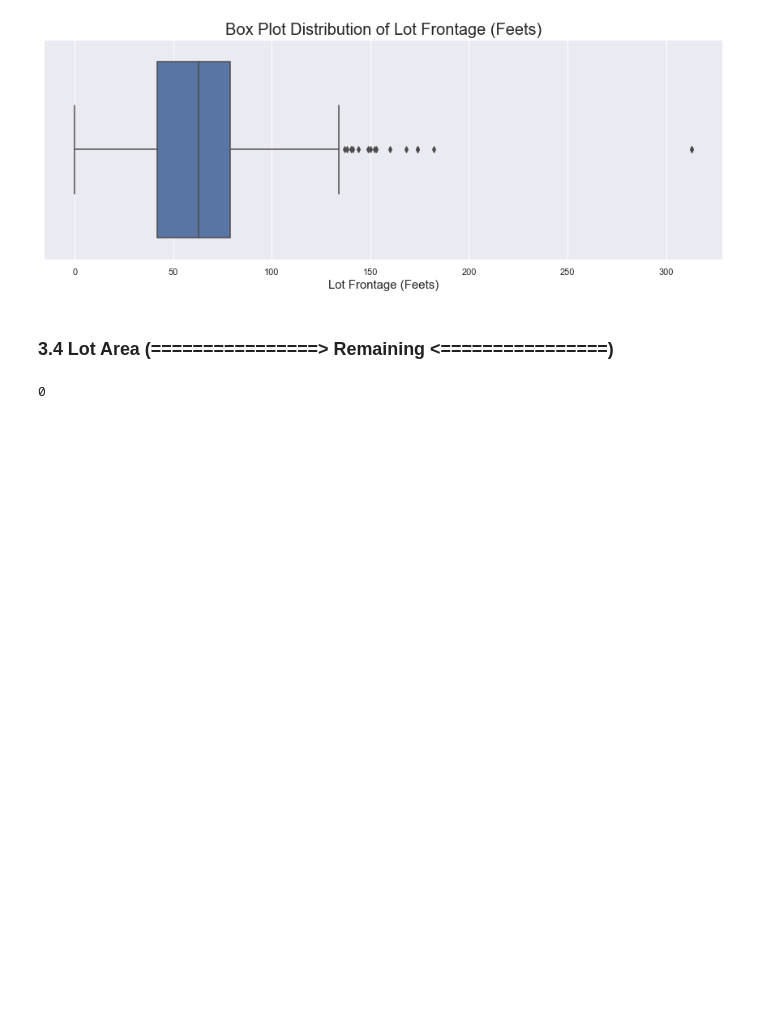
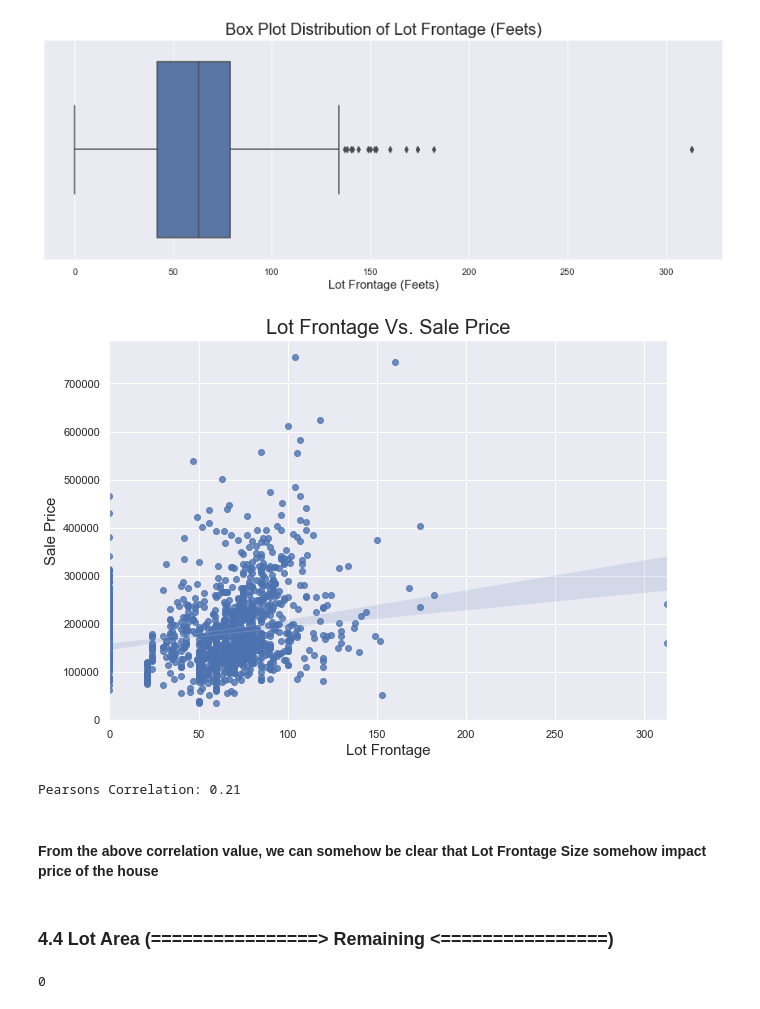
Before and after one commit to akshaykadam100/Housing-Price-Calculator, a Jupyter notebook: V1.ipynb, the cells around one changed output. Cells and saved outputs as stored; diff of their text form; code cells hidden in the pictures; blank space fills up the shorter version.

```diff
--- a/V1.ipynb
+++ b/V1.ipynb
@@ -91,3 +93,11 @@ def plot_box_plot_from_series(data, plot_title, x_axis_label):
+# %%
+def plot_reg_graph_from_series(x_data, y_data, plot_title, x_axis_label, y_axis_label):
+    plt.figure(figsize=(10, 7))
+    sns.regplot(x_data, y_data)
+    plt.title(plot_title, fontdict={'fontsize': 20})
+    plt.xlabel(x_axis_label, fontdict={'fontsize': 15})
+    plt.ylabel(y_axis_label, fontdict={'fontsize': 15})
+    plt.show()
 # %% [markdown]
 # 4. Data Cleaning
 # %%
@@ -187,8 +201,19 @@ plot_box_plot_from_series(data=raw_data.LotFrontage,
                           x_axis_label='Lot Frontage (Feets)')
 # %% [output]
 [figure]
+# %%
+plot_reg_graph_from_series(x_data=raw_data.LotFrontage, y_data=raw_data.SalePrice, plot_title='Lot Frontage Vs. Sale Price',
+                           x_axis_label='Lot Frontage', y_axis_label='Sale Price')
+# %% [output]
+[figure, added]
+# %%
+print('Pearsons Correlation: %.2f' % np.corrcoef(raw_data.LotFrontage, raw_data.SalePrice)[0,1])
+# %% [output]
+Pearsons Correlation: 0.21
+# %% [markdown]
+#### From the above correlation value, we can somehow be clear that Lot Frontage Size somehow impact price of the house
 # %% [markdown]
-### 3.4 Lot Area (================> Remaining <================)
+### 4.4 Lot Area (================> Remaining <================)
 # %%
 raw_data.LotArea.isna().sum()
 # %% [output]
```
Also changed, not shown: parts of 99 cells of this notebook, 4 other files.
